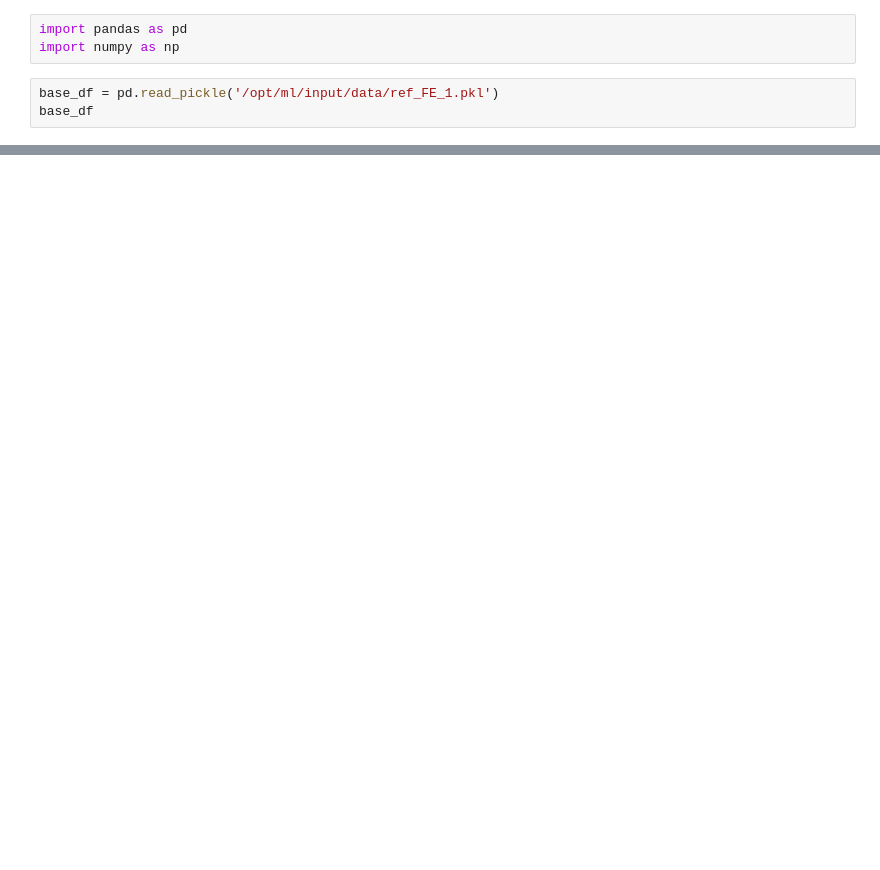
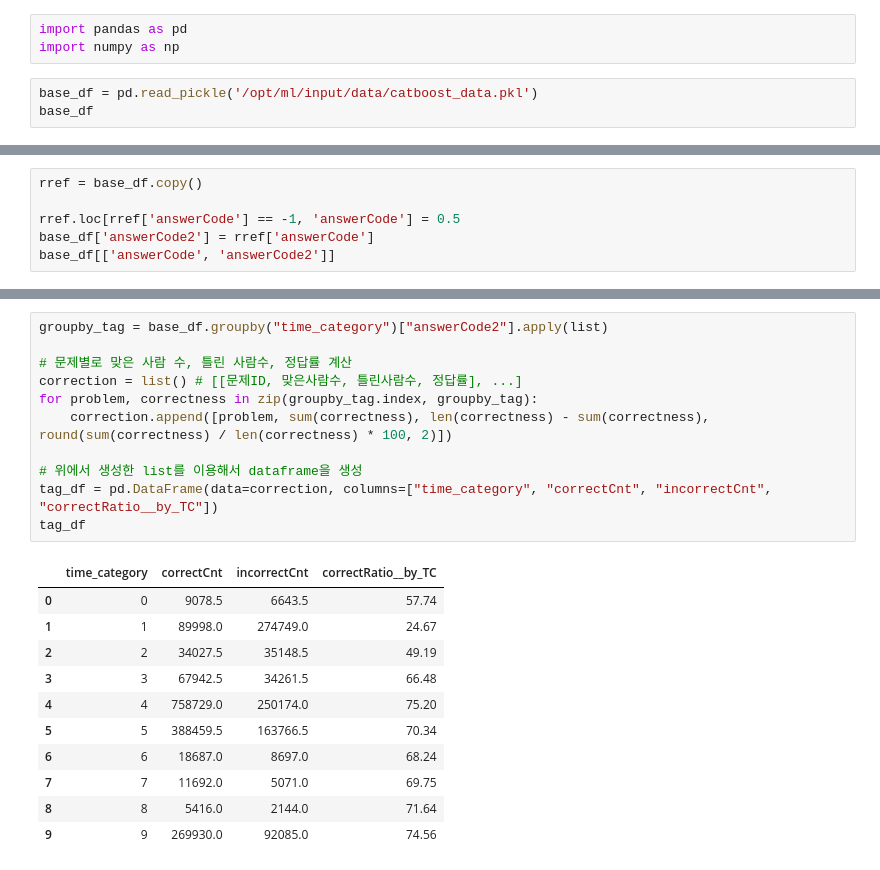
Before and after one commit to boostcampaitech4lv23recsys2/level2_dkt_recsys-level2-recsys-08, a Jupyter notebook: CatBoost_model/catboost_FE.ipynb, the cells around one changed output, grey strips where cells are left out. Drawn from its saved outputs; the diff is of its cells as text; blank space fills up the shorter version.

```diff
--- a/CatBoost_model/catboost_FE.ipynb
+++ b/CatBoost_model/catboost_FE.ipynb
@@ -2,7 +2,7 @@
 import pandas as pd
 import numpy as np
 # %%
-base_df = pd.read_pickle('/opt/ml/input/data/ref_FE_1.pkl')
+base_df = pd.read_pickle('/opt/ml/input/data/catboost_data.pkl')
 base_df
 # %% [output]
 |  | userID | assessmentItemID | testId | answerCode | Timestamp | KnowledgeTag | kind | uidIdx | assIdx | ... |
@@ -113,0 +42,6 @@ ref
+# %%
+rref = base_df.copy()
+
+rref.loc[rref['answerCode'] == -1, 'answerCode'] = 0.5
+base_df['answerCode2'] = rref['answerCode']
+base_df[['answerCode', 'answerCode2']]
@@ -113,0 +62,23 @@ ref
+# %%
+groupby_tag = base_df.groupby("time_category")["answerCode2"].apply(list)
+
+# 문제별로 맞은 사람 수, 틀린 사람수, 정답률 계산
+correction = list() # [[문제ID, 맞은사람수, 틀린사람수, 정답률], ...]
+for problem, correctness in zip(groupby_tag.index, groupby_tag):
+    correction.append([problem, sum(correctness), len(correctness) - sum(correctness), round(sum(correctness) / len(correctness) * 100, 2)])
+
+# 위에서 생성한 list를 이용해서 dataframe을 생성
+tag_df = pd.DataFrame(data=correction, columns=["time_category", "correctCnt", "incorrectCnt", "correctRatio__by_TC"])
+tag_df
+# %% [output]
+|  | time_category | correctCnt | incorrectCnt | correctRatio__by_TC |
+| 0 | 0 | 9078.5 | 6643.5 | 57.74 |
+| 1 | 1 | 89998.0 | 274749.0 | 24.67 |
+| 2 | 2 | 34027.5 | 35148.5 | 49.19 |
+| 3 | 3 | 67942.5 | 34261.5 | 66.48 |
+| 4 | 4 | 758729.0 | 250174.0 | 75.20 |
+| 5 | 5 | 388459.5 | 163766.5 | 70.34 |
+| 6 | 6 | 18687.0 | 8697.0 | 68.24 |
+| 7 | 7 | 11692.0 | 5071.0 | 69.75 |
+| 8 | 8 | 5416.0 | 2144.0 | 71.64 |
+| 9 | 9 | 269930.0 | 92085.0 | 74.56 |
```
Also changed, not shown: parts of 22 cells of this notebook, 4 other files.
